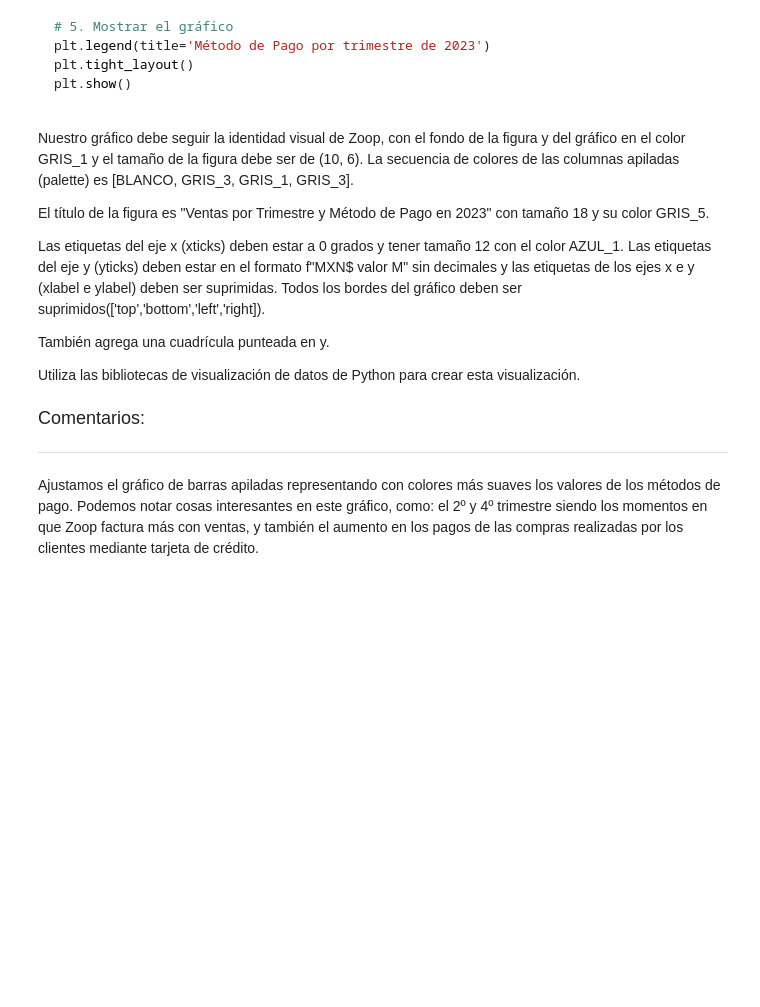
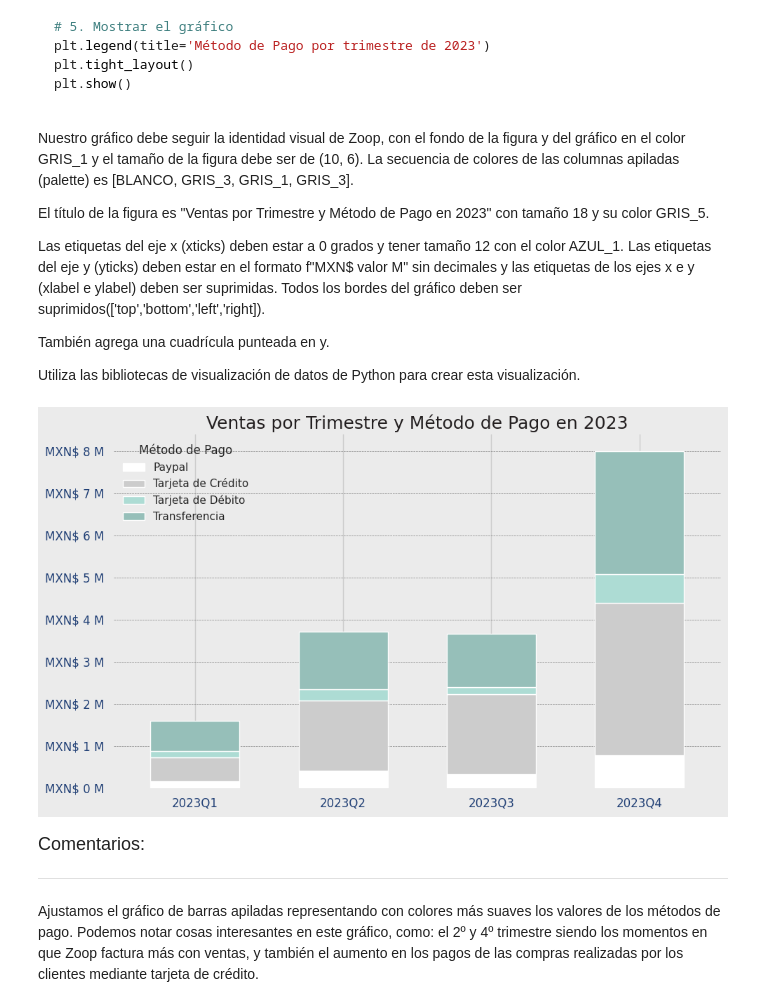
Before and after one commit to Zuzed22/IA-aplicada-a-la-ciencia-de-datos, a Jupyter notebook: IA_aplicada_a_ciencia_de_datos.ipynb, the cells around one changed output. Saved outputs shown, nothing was run; the diff lists cells and outputs as text; code cells hidden in the pictures; blank space fills up the shorter version.

```diff
--- a/IA_aplicada_a_ciencia_de_datos.ipynb
+++ b/IA_aplicada_a_ciencia_de_datos.ipynb
@@ -1349,3 +1604,7 @@ Utiliza las bibliotecas de visualización de datos de Python para crear esta vis
+# %%
+ventas_por_trimestre().show()
+# %% [output]
+[figure, added]
 # %% [markdown]
 <font color="7b71ff" size=4> Comentarios: </font>
 
```
Also changed, not shown: parts of 20 cells of this notebook.
